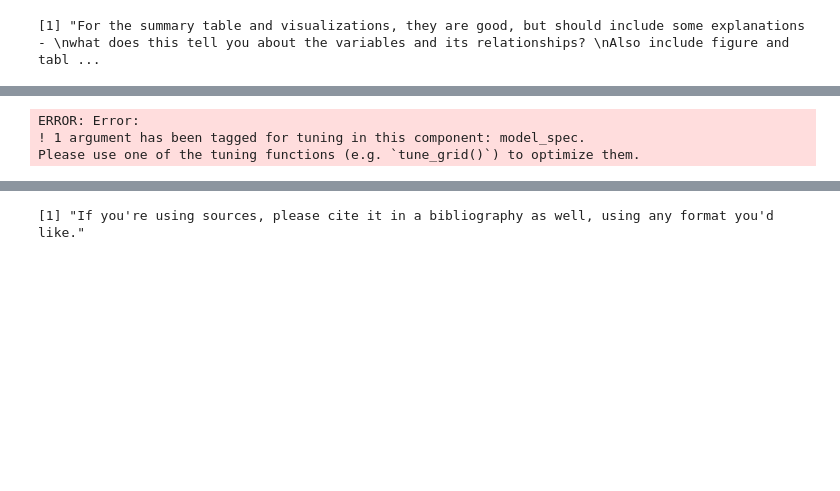
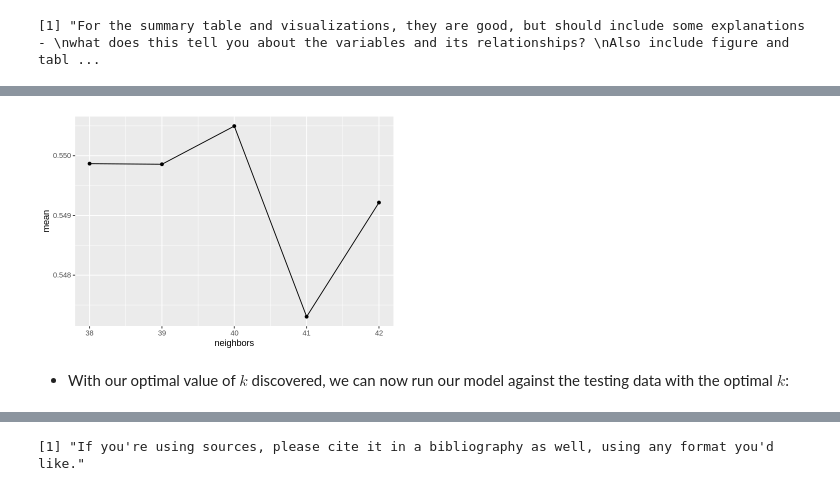
Before and after one commit to mmung3/dsci-100-2022w2-group-22, a Jupyter notebook: group_project_report.ipynb, the cells around one changed output, grey strips where cells are left out. Drawn from its saved outputs; the diff is of its cells as text; code cells hidden in the pictures; blank space fills up the shorter version.

Commit message:
fixed k tuning algorithm

```diff
--- a/group_project_report.ipynb
+++ b/group_project_report.ipynb
@@ -228,45 +232,39 @@ Also include figure and table names."
 # %%
 # Evelyn's Code
 
-set.seed(1000)
-abalone_recipe <- recipe(sex ~ length+diameter+height+weight, data = abalone_train) |>
-            step_scale(all_predictors()) |>
-            step_center(all_predictors())
+# abalone_recipe <- recipe(sex ~ length + diameter + height + weight, data = abalone_train) |>
+#     step_scale(all_predictors()) |>
+#     step_center(all_predictors())
 
-knn_spec <- nearest_neighbor(weight_func = "rectangular", neighbors = tune()) |>
-        set_engine("kknn") |>
-        set_mode("classification")
+# knn_spec <- nearest_neighbor(weight_func = "rectangular", neighbors = tune()) |>
+#     set_engine("kknn") |>
+#     set_mode("classification")
 
-abalone_vfold <- vfold_cv(abalone_train, v = 5, strata = sex)
+# abalone_vfold <- vfold_cv(abalone_train, v = 10, strata = sex)
 
 
-k_vals <- tibble(neighbors = seq(from = 1, to = 10, by = 3))
+# k_vals <- tibble(neighbors = seq(from = 38, to = 42, by = 1))
 
-knn_fit <- workflow() |>
-  add_recipe(abalone_recipe) |>
-  add_model(knn_spec) |>
-  fit_resamples(resamples = abalone_vfold)
+# knn_results <- workflow() |>
+#     add_recipe(abalone_recipe) |>
+#     add_model(knn_spec) |>
+#     tune_grid(resamples = abalone_vfold, grid = k_vals) |>
+#     collect_metrics()
 
-knn_results <- workflow() |>
-  add_recipe(abalone_recipe) |>
-  add_model(knn_spec) |>
-  tune_grid(resamples = abolone_vfold, grid = k_vals) |>
-  collect_metrics()
+# accuracies <- knn_results |>
+#     filter(.metric == "accuracy") |>
+#     arrange(by = desc(mean))
 
-accuracies <- knn_results |>
-  filter(.metric == "accuracy")
-
-cancer_test_predictions <- predict(knn_fit, abalone_test) |>
-  bind_cols(abalone_test)
-
-accuracy_of_test <- cancer_test_predictions |>
-  metrics(truth = Class, estimate = .pred_class) |>
-  filter(.metric == "accuracy") |>
-  select(.estimate) |>
-  pull()
-
-#hello
+# accuracies
-# %% [output]
-ERROR: Error:
-! 1 argument has been tagged for tuning in this component: model_spec.
-Please use one of the tuning functions (e.g. `tune_grid()`) to optimize them.
+# %%
+options(repr.plot.width = 6, repr.plot.height = 4)
+
+accuracy_vs_k <- ggplot(accuracies, aes(x = neighbors, y = mean)) +
+  geom_point() +
+  geom_line()
+
+accuracy_vs_k
+# %% [output]
+[figure, added]
+# %% [markdown]
+- With our optimal value of $k$ discovered, we can now run our model against the testing data with the optimal $k$:
```
Also changed, not shown: parts of 5 cells of this notebook.
